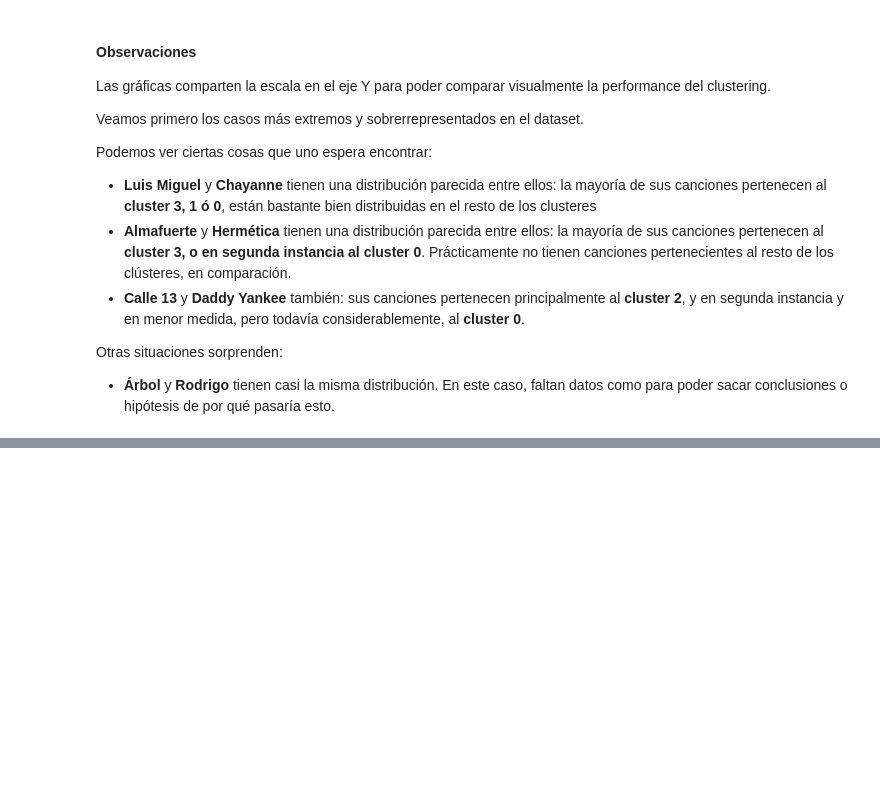
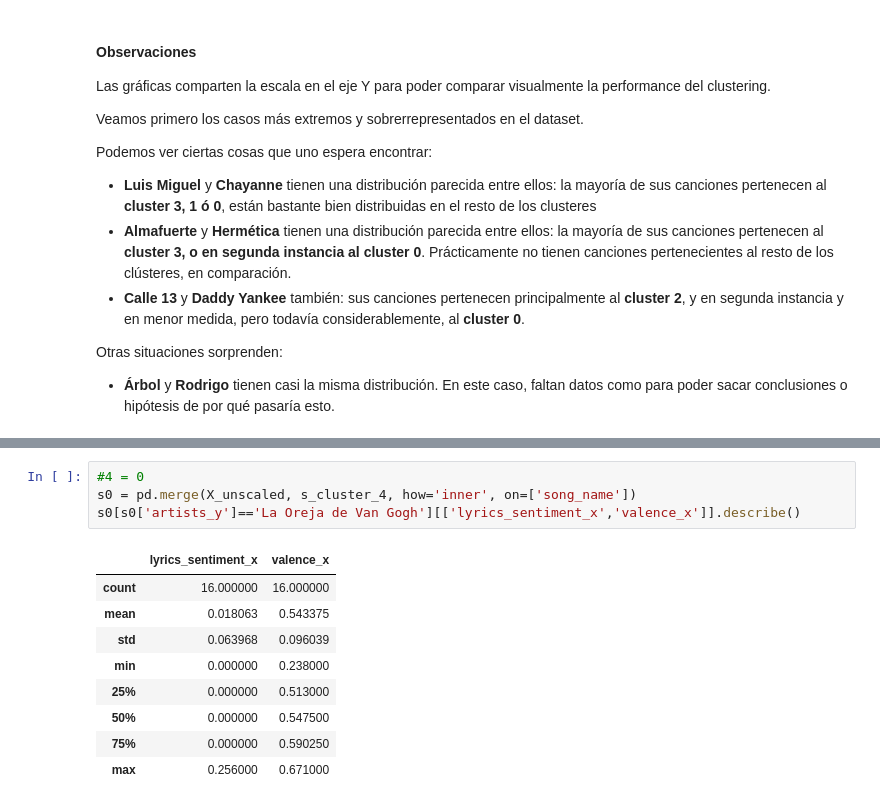
Before and after one commit to KarIvaDam/mentoria-diplodatos, a Jupyter notebook: practico4-mentoria-diplodatos/enunciado-4.ipynb, the cells around one changed output, grey strips where cells are left out. Drawn from its saved outputs; the diff is of its cells as text; blank space fills up the shorter version.

```diff
--- a/practico4-mentoria-diplodatos/enunciado-4.ipynb
+++ b/practico4-mentoria-diplodatos/enunciado-4.ipynb
@@ -580,0 +598,14 @@ Otras situaciones sorprenden:
+# %%
+#4 = 0
+s0 = pd.merge(X_unscaled, s_cluster_4, how='inner', on=['song_name'])
+s0[s0['artists_y']=='La Oreja de Van Gogh'][['lyrics_sentiment_x','valence_x']].describe()
+# %% [output]
+|  | lyrics_sentiment_x | valence_x |
+| count | 16.000000 | 16.000000 |
+| mean | 0.018063 | 0.543375 |
+| std | 0.063968 | 0.096039 |
+| min | 0.000000 | 0.238000 |
+| 25% | 0.000000 | 0.513000 |
+| 50% | 0.000000 | 0.547500 |
+| 75% | 0.000000 | 0.590250 |
+| max | 0.256000 | 0.671000 |
```
Also changed, not shown: parts of 13 cells of this notebook.
